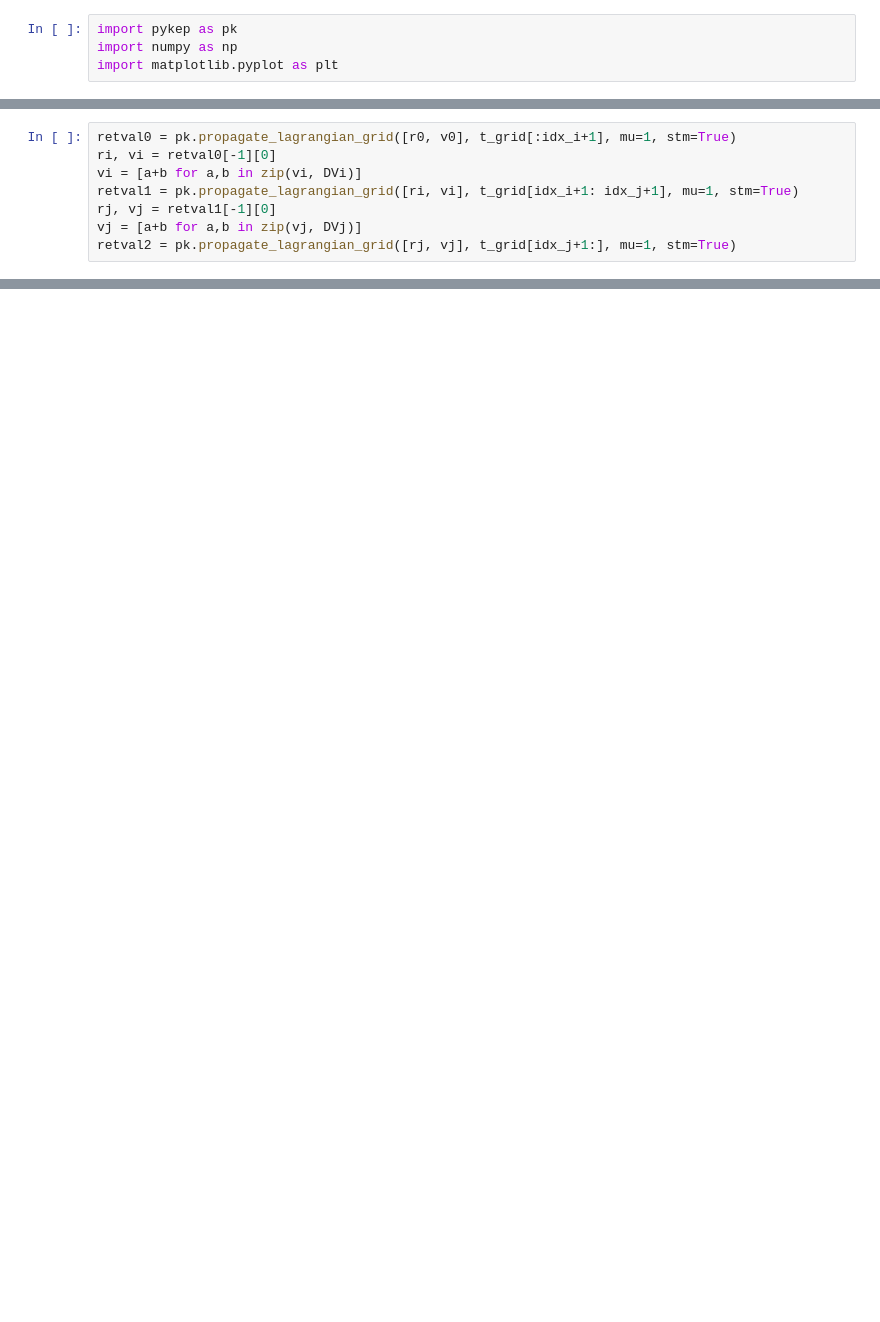
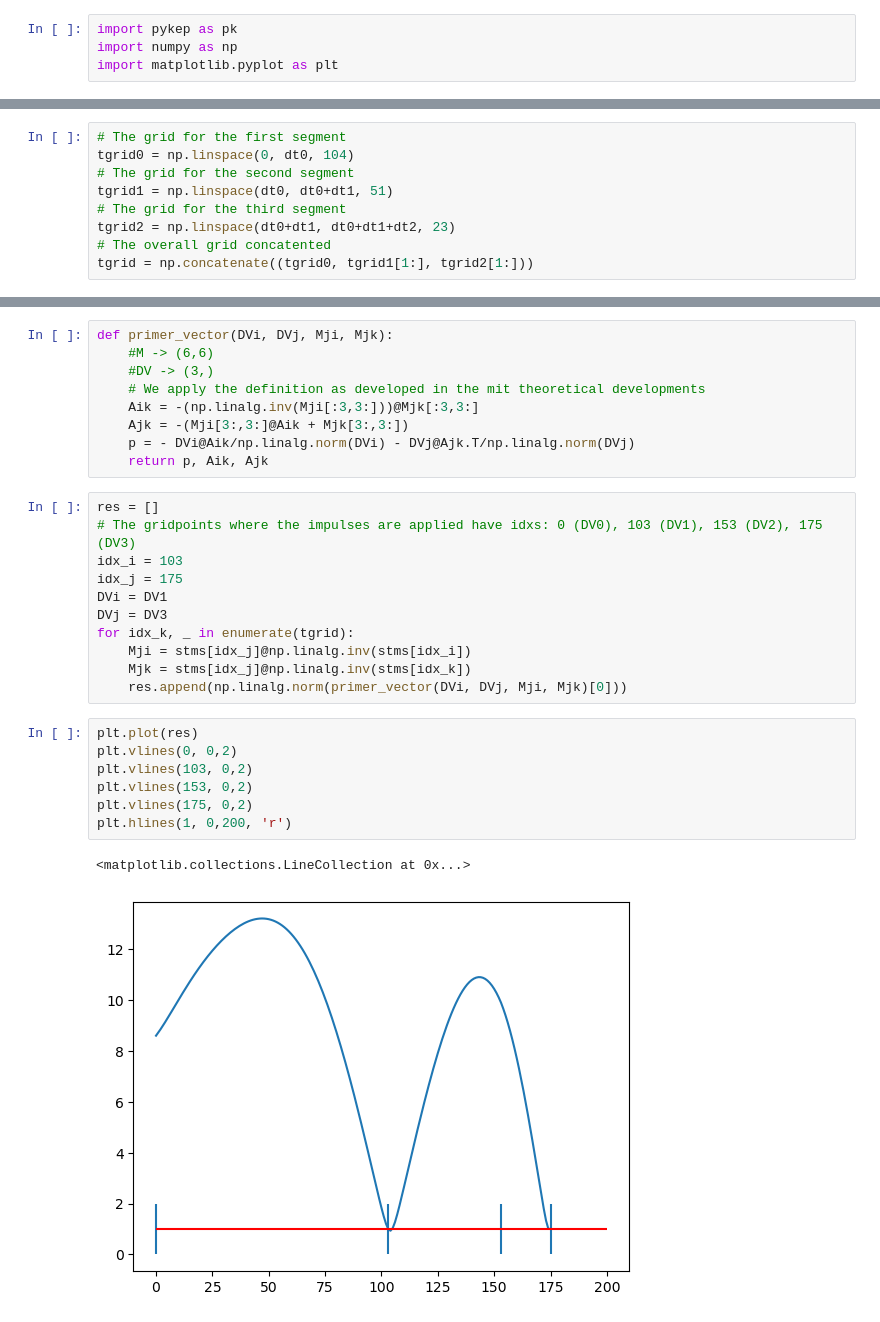
Before and after one commit to esa/kep3, a Jupyter notebook: doc/notebooks/primer_vector.ipynb, the cells around one changed output, grey strips where cells are left out. Cells and saved outputs as stored; diff of their text form; blank space fills up the shorter version.

```diff
--- a/doc/notebooks/primer_vector.ipynb
+++ b/doc/notebooks/primer_vector.ipynb
@@ -159,8 +141,0 @@ We first compute the trajectory as well as the STMs. We need to propagate at eac
-# %%
-retval0 = pk.propagate_lagrangian_grid([r0, v0], t_grid[:idx_i+1], mu=1, stm=True)
-ri, vi = retval0[-1][0]
-vi = [a+b for a,b in zip(vi, DVi)]
-retval1 = pk.propagate_lagrangian_grid([ri, vi], t_grid[idx_i+1: idx_j+1], mu=1, stm=True)
-rj, vj = retval1[-1][0]
-vj = [a+b for a,b in zip(vj, DVj)]
-retval2 = pk.propagate_lagrangian_grid([rj, vj], t_grid[idx_j+1:], mu=1, stm=True)
@@ -180,0 +167,9 @@ pk.propagate_lagrangian([ri, vi], 0.1, mu=1, stm=False)
+# %%
+# The grid for the first segment
+tgrid0 = np.linspace(0, dt0, 104)
+# The grid for the second segment
+tgrid1 = np.linspace(dt0, dt0+dt1, 51)
+# The grid for the third segment
+tgrid2 = np.linspace(dt0+dt1, dt0+dt1+dt2, 23)
+# The overall grid concatented
+tgrid = np.concatenate((tgrid0, tgrid1[1:], tgrid2[1:]))
@@ -180,0 +237,30 @@ pk.propagate_lagrangian([ri, vi], 0.1, mu=1, stm=False)
+# %%
+def primer_vector(DVi, DVj, Mji, Mjk):
+    #M -> (6,6)
+    #DV -> (3,)
+    # We apply the definition as developed in the mit theoretical developments
+    Aik = -(np.linalg.inv(Mji[:3,3:]))@Mjk[:3,3:]
+    Ajk = -(Mji[3:,3:]@Aik + Mjk[3:,3:])
+    p = - DVi@Aik/np.linalg.norm(DVi) - DVj@Ajk.T/np.linalg.norm(DVj)
+    return p, Aik, Ajk
+# %%
+res = []
+# The gridpoints where the impulses are applied have idxs: 0 (DV0), 103 (DV1), 153 (DV2), 175 (DV3)
+idx_i = 103
+idx_j = 175
+DVi = DV1
+DVj = DV3
+for idx_k, _ in enumerate(tgrid):
+    Mji = stms[idx_j]@np.linalg.inv(stms[idx_i])
+    Mjk = stms[idx_j]@np.linalg.inv(stms[idx_k])
+    res.append(np.linalg.norm(primer_vector(DVi, DVj, Mji, Mjk)[0]))
+# %%
+plt.plot(res)
+plt.vlines(0, 0,2)
+plt.vlines(103, 0,2)
+plt.vlines(153, 0,2)
+plt.vlines(175, 0,2)
+plt.hlines(1, 0,200, 'r')
+# %% [output]
+<matplotlib.collections.LineCollection at 0x...>
+[figure, added]
```
Also changed, not shown: parts of 26 cells of this notebook, 10 other files.
